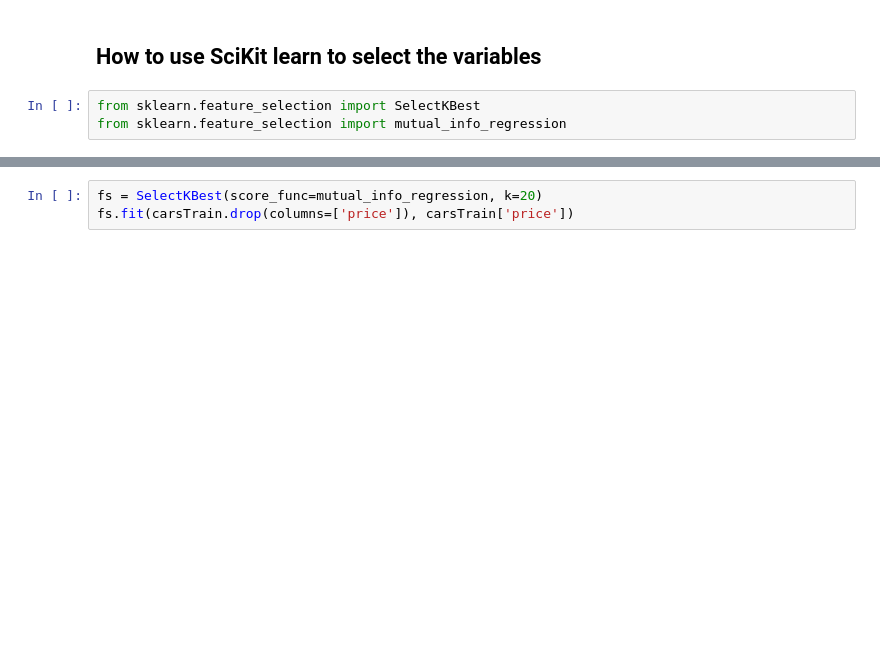
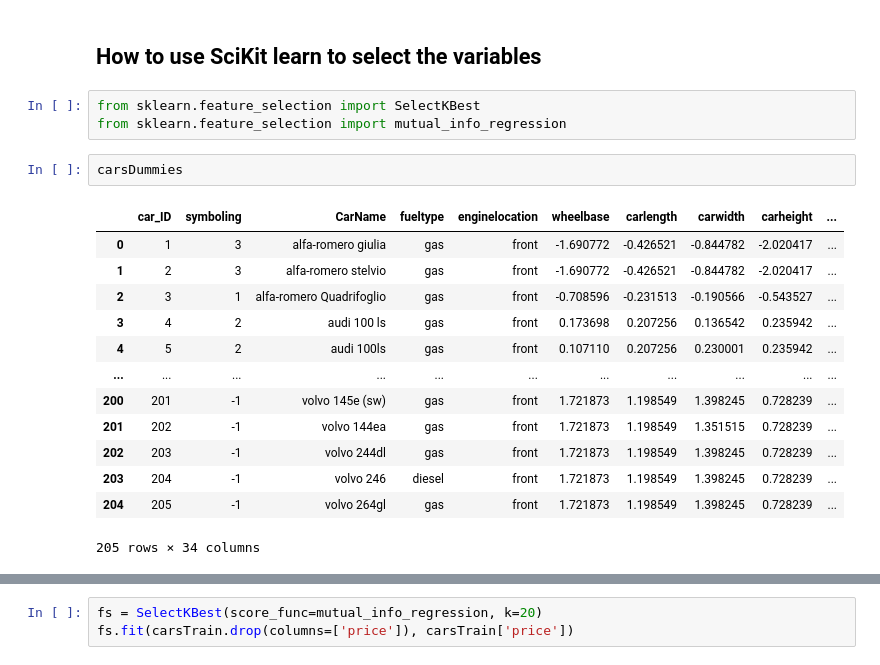
Before and after one commit to ncrowder/python, a Jupyter notebook: murach_data_analysis/class_demos/multiple_regression.ipynb, the cells around one changed output, grey strips where cells are left out. Drawn from its saved outputs; the diff is of its cells as text; blank space fills up the shorter version.

```diff
--- a/murach_data_analysis/class_demos/multiple_regression.ipynb
+++ b/murach_data_analysis/class_demos/multiple_regression.ipynb
@@ -593,3 +602,19 @@ model.score(carsTrain[xCols], carsTrain['price'])
 # %%
 from sklearn.feature_selection import SelectKBest
 from sklearn.feature_selection import mutual_info_regression
+# %%
+carsDummies
+# %% [output]
+|  | car_ID | symboling | CarName | fueltype | enginelocation | wheelbase | carlength | carwidth | carheight | ... |
+| 0 | 1 | 3 | alfa-romero giulia | gas | front | -1.690772 | -0.426521 | -0.844782 | -2.020417 | ... |
+| 1 | 2 | 3 | alfa-romero stelvio | gas | front | -1.690772 | -0.426521 | -0.844782 | -2.020417 | ... |
+| 2 | 3 | 1 | alfa-romero Quadrifoglio | gas | front | -0.708596 | -0.231513 | -0.190566 | -0.543527 | ... |
+| 3 | 4 | 2 | audi 100 ls | gas | front | 0.173698 | 0.207256 | 0.136542 | 0.235942 | ... |
+| 4 | 5 | 2 | audi 100ls | gas | front | 0.107110 | 0.207256 | 0.230001 | 0.235942 | ... |
+| ... | ... | ... | ... | ... | ... | ... | ... | ... | ... | ... |
+| 200 | 201 | -1 | volvo 145e (sw) | gas | front | 1.721873 | 1.198549 | 1.398245 | 0.728239 | ... |
+| 201 | 202 | -1 | volvo 144ea | gas | front | 1.721873 | 1.198549 | 1.351515 | 0.728239 | ... |
+| 202 | 203 | -1 | volvo 244dl | gas | front | 1.721873 | 1.198549 | 1.398245 | 0.728239 | ... |
+| 203 | 204 | -1 | volvo 246 | diesel | front | 1.721873 | 1.198549 | 1.398245 | 0.728239 | ... |
+| 204 | 205 | -1 | volvo 264gl | gas | front | 1.721873 | 1.198549 | 1.398245 | 0.728239 | ... |
+205 rows × 34 columns
```
Also changed, not shown: parts of 13 cells of this notebook.
